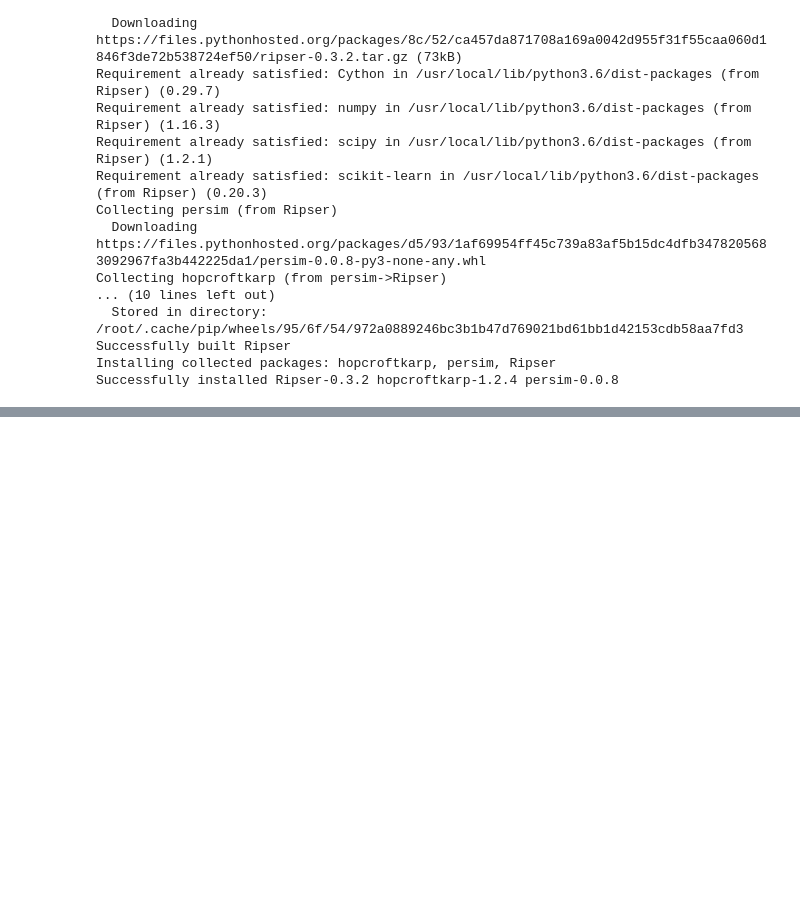
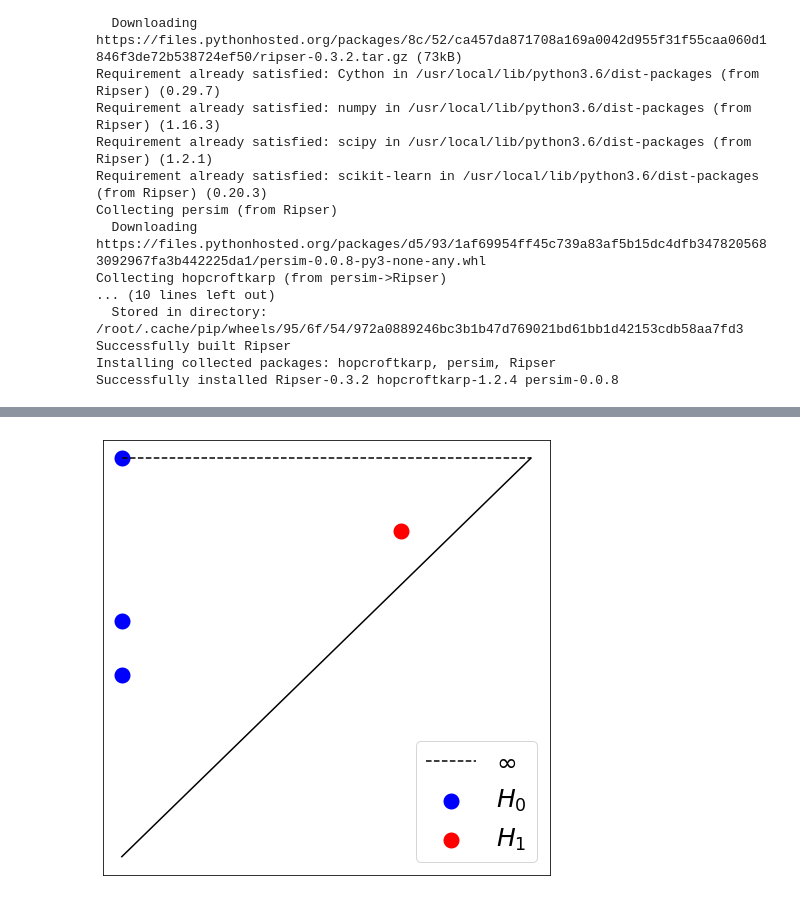
Before and after one commit to lewis-m/erk-kinetics-tda, a Jupyter notebook: NicePlots.ipynb, the cells around one changed output, grey strips where cells are left out. Saved outputs shown, nothing was run; the diff lists cells and outputs as text; code cells hidden in the pictures; blank space fills up the shorter version.

```diff
--- a/NicePlots.ipynb
+++ b/NicePlots.ipynb
@@ -448,0 +471,33 @@ ax1.scatter(x=[0.2, 0.12], y=[0.04, -0.01], c='b', marker='o')
+# %%
+### Plots a example PD
+
+import scipy.stats as st
+from matplotlib import rc
+import matplotlib.pyplot as plt
+import matplotlib
+from mpl_toolkits.mplot3d import Axes3D
+import numpy as np
+
+fig = plt.figure(figsize=(8, 8))
+x = np.arange(0, 0.23, 0.01)
+
+
+ax1 = plt.subplot(111)
+ax1.set_yticklabels([])
+ax1.get_yaxis().set_visible(False)
+ax1.get_xaxis().set_visible(False)
+
+ax1.plot(x, x, linestyle = '-', c='k')
+
+ax1.plot([0, 0.22], [0.22, 0.22], "--", c="k", label=r"$\infty$")
+
+ax1.scatter(x=[0., 0., 0.], y=[0.1, 0.13, 0.22], c='b', marker='o', linewidths=10, label=r'$H_0$')
+ax1.scatter(x=[0.15], y=[0.18], c='r', marker='o', linewidths=10, label=r'$H_1$')
+
+ax1.set_ylim([-0.01, 0.23])
+ax1.set_xlim([-0.01, 0.23])
+ax1.legend(loc='lower right', prop={'size': 25})
+
+plt.savefig('EmptyPD.png', dpi=400)
+# %% [output]
+[figure, added]
```
Also changed, not shown: parts of 8 cells of this notebook.
